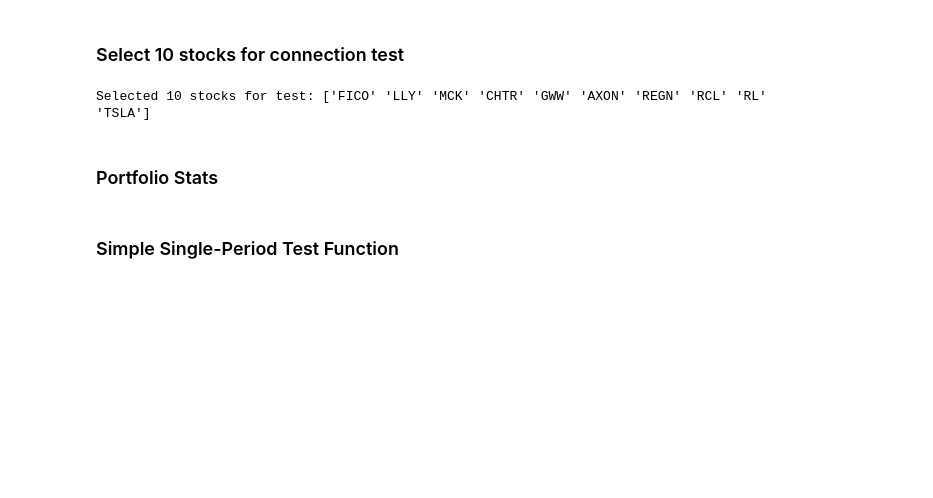
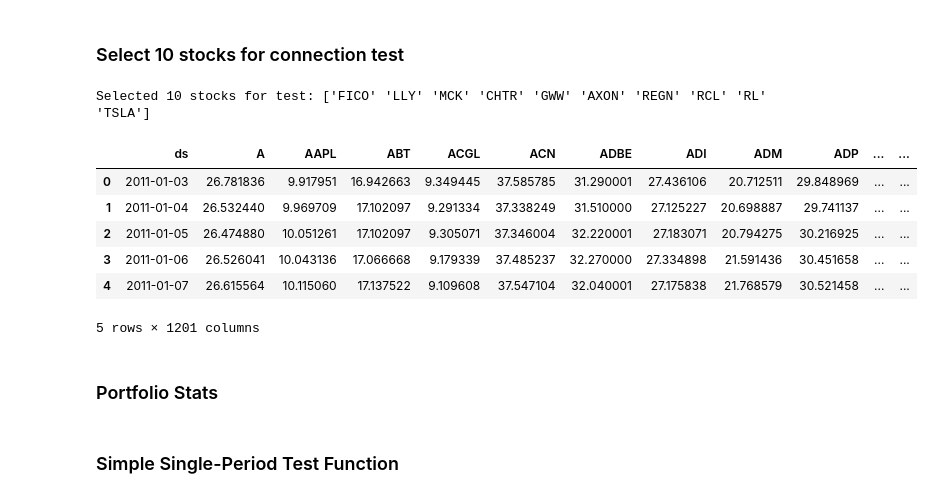
Before and after one commit to bvcmartins/quantum_portfolio, a Jupyter notebook: src/sharpe_optimization/dwave_debug.ipynb, the cells around one changed output. Drawn from its saved outputs; the diff is of its cells as text; code cells hidden in the pictures; blank space fills up the shorter version.

```diff
--- a/src/sharpe_optimization/dwave_debug.ipynb
+++ b/src/sharpe_optimization/dwave_debug.ipynb
@@ -113,6 +113,18 @@ Selected 10 stocks for test: ['FICO' 'LLY' 'MCK' 'CHTR' 'GWW' 'AXON' 'REGN' 'RCL
 select_100 = (return_rank + corr_rank).sort_values().reset_index()['Ticker'].values[:100]
 # %%
 select_400 = (return_rank + corr_rank).sort_values().reset_index()['Ticker'].values[:400]
+# %%
+source_synth_path = '../../data/synthetic_close.pkl'
+source_synth = pd.read_pickle(source_synth_path)
+source_synth.head()
+# %% [output]
+|  | ds | A | AAPL | ABT | ACGL | ACN | ADBE | ADI | ADM | ADP | ... | ... |
+| 0 | 2011-01-03 | 26.781836 | 9.917951 | 16.942663 | 9.349445 | 37.585785 | 31.290001 | 27.436106 | 20.712511 | 29.848969 | ... | ... |
+| 1 | 2011-01-04 | 26.532440 | 9.969709 | 17.102097 | 9.291334 | 37.338249 | 31.510000 | 27.125227 | 20.698887 | 29.741137 | ... | ... |
+| 2 | 2011-01-05 | 26.474880 | 10.051261 | 17.102097 | 9.305071 | 37.346004 | 32.220001 | 27.183071 | 20.794275 | 30.216925 | ... | ... |
+| 3 | 2011-01-06 | 26.526041 | 10.043136 | 17.066668 | 9.179339 | 37.485237 | 32.270000 | 27.334898 | 21.591436 | 30.451658 | ... | ... |
+| 4 | 2011-01-07 | 26.615564 | 10.115060 | 17.137522 | 9.109608 | 37.547104 | 32.040001 | 27.175838 | 21.768579 | 30.521458 | ... | ... |
+5 rows × 1201 columns
 # %% [markdown]
 ### Portfolio Stats
 # %%
```
Also changed, not shown: parts of 6 cells of this notebook, 50 other files.
